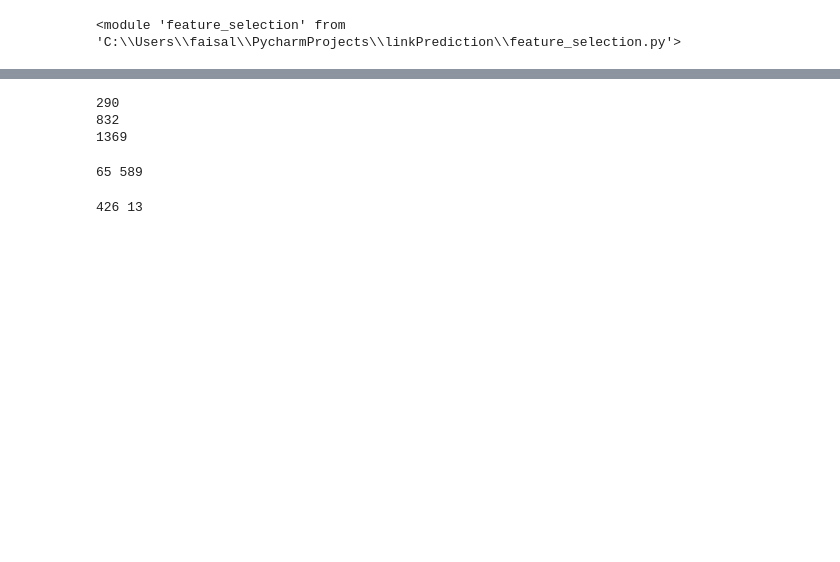
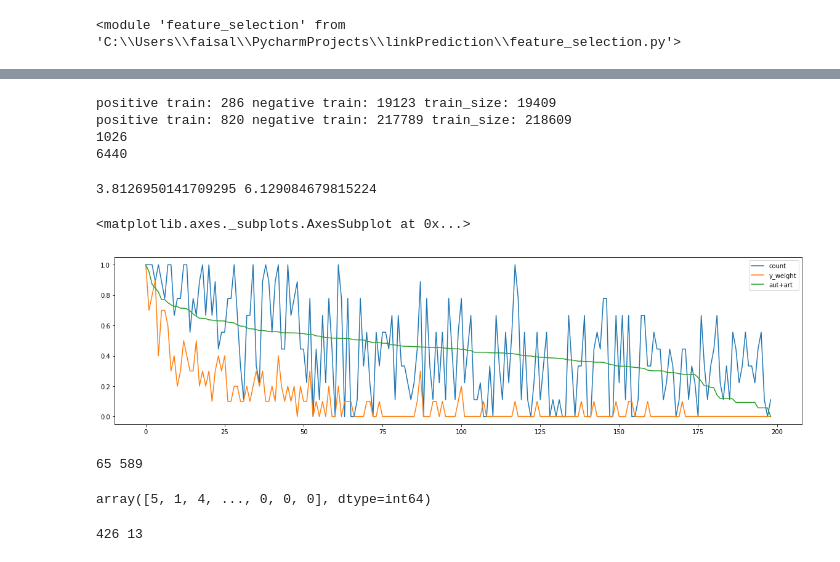
Before and after one commit to ffaisal93/linkPrediction, a Jupyter notebook: link_prediction.ipynb, the cells around one changed output, grey strips where cells are left out. Saved outputs shown, nothing was run; the diff lists cells and outputs as text; code cells hidden in the pictures; blank space fills up the shorter version.

Commit message:
classification code structure began

```diff
--- a/link_prediction.ipynb
+++ b/link_prediction.ipynb
@@ -165,19 +152,0 @@ positive train: 372 negative train: 74531 train_size: 74903
-# %%
-#calculate static node features
-ts=1990
-te=2001
-it_index=5
-static_node_feature={}
-article_feature={}
-for t in range(ts,te,it_index):
-    t0=t
-    t1=t0+4
-    t2=t1+1
-    static_node_feature[t0],article_feature[t0] = fs.build_feature_set(df, key_list, g_train_static[t0], t0, t1)
-#     static_node_feature[t0]['y_weight']=0
-#     for i in g_train_static[t0].nodes(data=True):
-#         static_node_feature[t0].loc[static_node_feature[t0]['node_index']==i[0],['y_weight']]=len(i[1]['year'])
-# %% [output]
-290
-832
-1369
@@ -203,3 +153,45 @@ for t in range(ts,te,it_index):
+# %%
+#build parent and static train dataset
+parent_data = cl.classification_train_data(g_parent,g_test)
+cl.print_attributes(parent_data,'train')
+train_data_static = cl.classification_train_data(g_train_static,g_test)
+cl.print_attributes(train_data_static,'train')
+#parent node feature
+parent_node_feature = fs.build_feature_set(df, key_list, g_parent, ts, te)
+#train node feature
+train_node_feature_static = fs.build_feature_set(df, key_list, g_train_static, 1993, 2003)
+# %% [output]
+positive train: 286 negative train: 19123 train_size: 19409
+positive train: 820 negative train: 217789 train_size: 218609
+1026
+6440
+# %%
+parent_node_feature['aut+art'] = parent_node_feature.apply(lambda row: 0.7*row['term_art']+row['term_aut'], axis=1)
+ts=1993
+te=2003
+it_index=1
+parent_node_feature['count']=0
+c=[]
+for t in range(ts,te,it_index):
+    parent_node_feature['count'] = parent_node_feature.apply(lambda row: row['count']+1
+                                                            if row['node_index'] in set(g_train[t].nodes())
+                                                             else row['count'], axis=1)
+parent_node_feature['aut+art']=ut.min_max_norm(parent_node_feature['aut+art'])
+parent_node_feature['count']=ut.min_max_norm(parent_node_feature['count'])
+parent_node_feature['y_weight']=ut.min_max_norm(parent_node_feature['y_weight'])
+
+a = np.linalg.norm(parent_node_feature['aut+art']-parent_node_feature['count'])
+b = np.linalg.norm(parent_node_feature['y_weight']-parent_node_feature['count'])
+print(a,b)
+
+parent_1st = parent_node_feature.sort_values('aut+art', ascending=False)
+parent_1st = parent_1st[0:200]
+parent_1st = parent_1st.reset_index()
+parent_1st.plot(y=["count","y_weight", "aut+art"],figsize=(20, 5))
+# %% [output]
+3.8126950141709295 6.129084679815224
+<matplotlib.axes._subplots.AxesSubplot at 0x...>
+[figure, added]
 # %%
 #pruned train data
 pr_train = static_train[1990][(((static_train[1990]['y_weight']>4) & (static_train[1990]['label']==0))|
@@ -208,17 +200,11 @@ print(len(pr_train[(pr_train['label']==1)]),len(pr_train[(pr_train['label']==0)]
 # %% [output]
 65 589
 # %%
-cm_neigh_len=[]
-cm_neigh_list=[]
-for i,j in train_data[1993].iterrows():
-    coun=0
-    cm = list(nx.common_neighbors(g_train[1993], j[0][0],j[0][1]))
-    cm_neigh_len.append(len(cm))
-    cm_neigh_list.append(cm)
-train_data[1993]['cm']=cm_neigh_len
 pref = nx.preferential_attachment(g_train[1993],list(train_data[1993]['row_name']))
 pref = list(pref)
 train_data[1993]['pref']=np.array(pref)[:,2]
+# %% [output]
+array([5, 1, 4, ..., 0, 0, 0], dtype=int64)
 # %%
 l1=len(train_data[1993][((train_data[1993]['pref']>0) & (train_data[1993]['label']==0))])
 l2=len(train_data[1993][((train_data[1993]['pref']>0) & (train_data[1993]['label']==1))])
```
Also changed, not shown: parts of 23 cells of this notebook, 11 other files.
